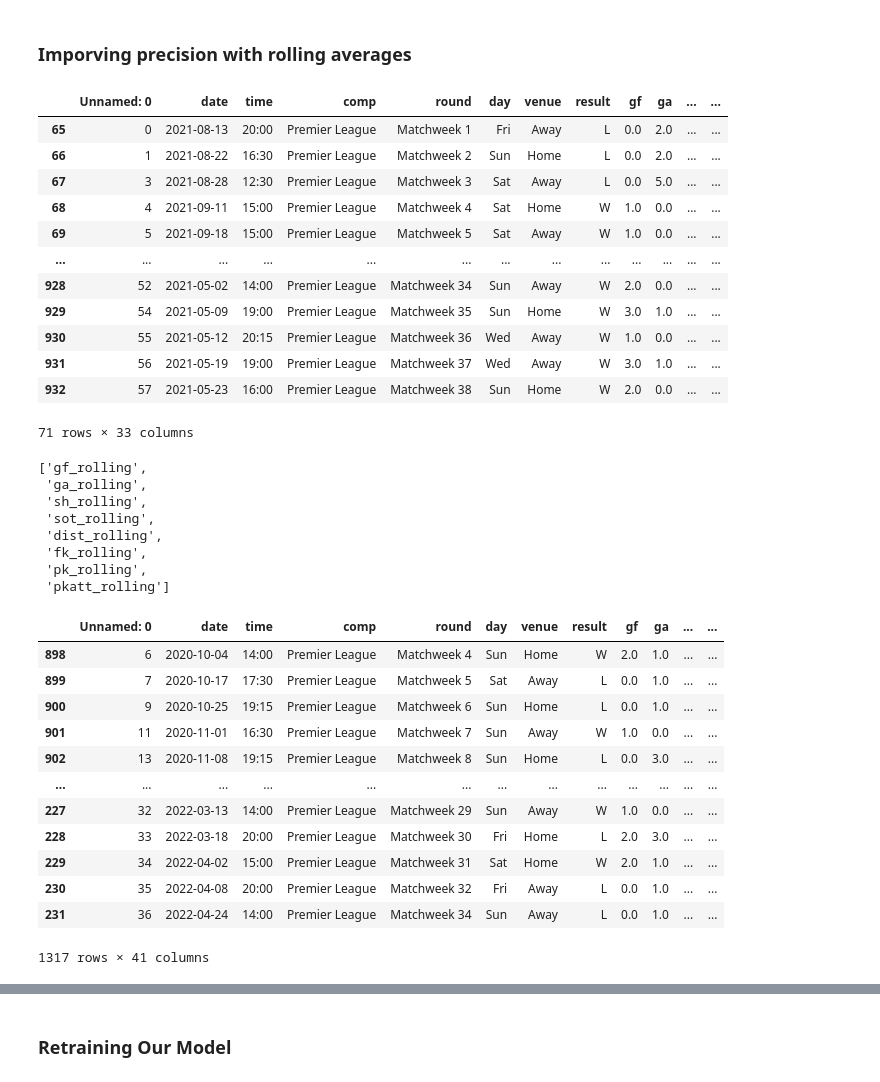
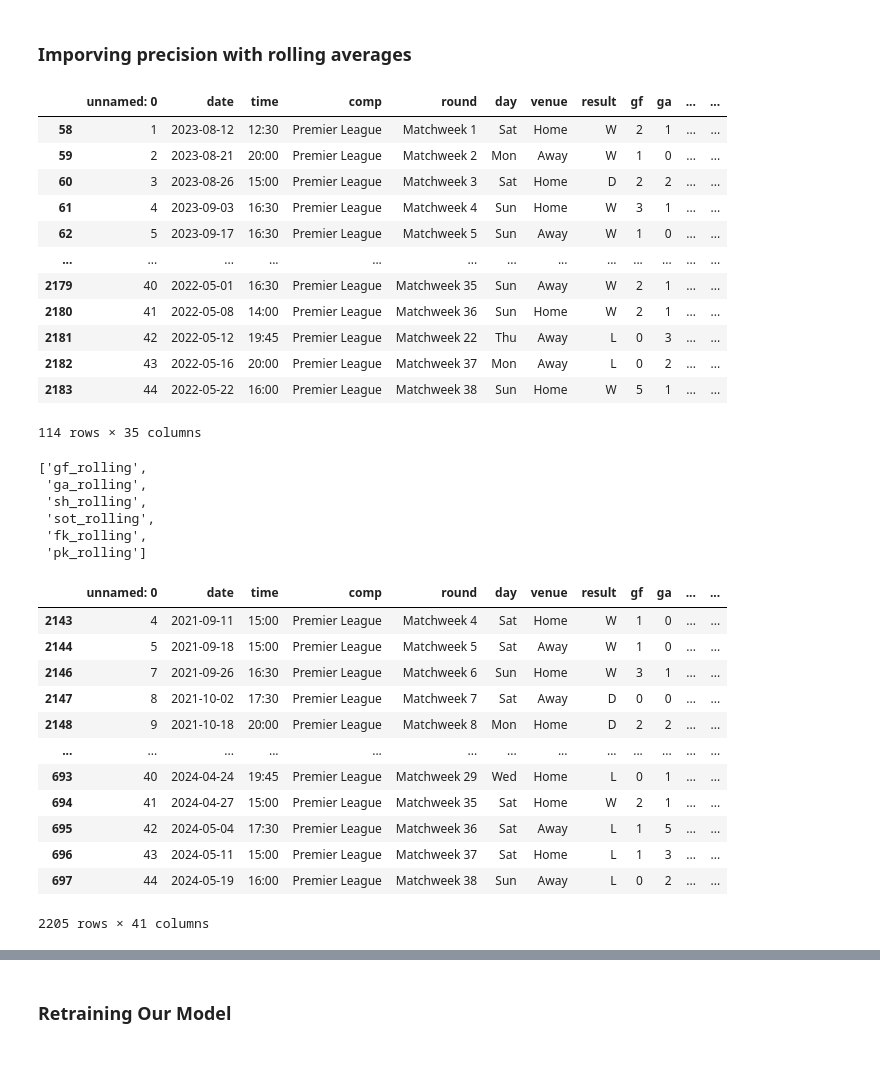
Before and after one commit to JerzyJaneczek/Personal-Portfolio, a Jupyter notebook: Project4/Predictions.ipynb, the cells around one changed output, grey strips where cells are left out. Drawn from its saved outputs; the diff is of its cells as text; code cells hidden in the pictures.

```diff
--- a/Project4/Predictions.ipynb
+++ b/Project4/Predictions.ipynb
@@ -104,11 +102,11 @@ matches["hour"] = matches["time"].str.replace(":.+","", regex = True).astype("in
 # %%
-matches["day_code"] = matches["date"].dt.dayofweek
+EPL_matches["day_code"] = EPL_matches["date"].dt.dayofweek
 # %% [markdown]
 ### Setup target variable
 # %%
 #Target is whether or not team wins, for now we just want to predict WINS
 
-matches["target"] = (matches["result"] == "W").astype("int")
+EPL_matches["target"] = (EPL_matches["result"] == "W").astype("int")
 # %% [markdown]
 ### Create the basic model
 ---
@@ -177,24 +201,24 @@ precision_score(test["target"], preds)
 # %% [markdown]
 ### Imporving precision with rolling averages
 # %%
-grouped_matches = matches.groupby("team") #Make one df for each team
+grouped_matches = EPL_matches.groupby("name") #Make one df for each team
 
 group = grouped_matches.get_group("Arsenal")
 group
 # %% [output]
-|  | Unnamed: 0 | date | time | comp | round | day | venue | result | gf | ga | ... | ... |
-| 65 | 0 | 2021-08-13 | 20:00 | Premier League | Matchweek 1 | Fri | Away | L | 0.0 | 2.0 | ... | ... |
-| 66 | 1 | 2021-08-22 | 16:30 | Premier League | Matchweek 2 | Sun | Home | L | 0.0 | 2.0 | ... | ... |
-| 67 | 3 | 2021-08-28 | 12:30 | Premier League | Matchweek 3 | Sat | Away | L | 0.0 | 5.0 | ... | ... |
-| 68 | 4 | 2021-09-11 | 15:00 | Premier League | Matchweek 4 | Sat | Home | W | 1.0 | 0.0 | ... | ... |
-| 69 | 5 | 2021-09-18 | 15:00 | Premier League | Matchweek 5 | Sat | Away | W | 1.0 | 0.0 | ... | ... |
+|  | unnamed: 0 | date | time | comp | round | day | venue | result | gf | ga | ... | ... |
+| 58 | 1 | 2023-08-12 | 12:30 | Premier League | Matchweek 1 | Sat | Home | W | 2 | 1 | ... | ... |
+| 59 | 2 | 2023-08-21 | 20:00 | Premier League | Matchweek 2 | Mon | Away | W | 1 | 0 | ... | ... |
+| 60 | 3 | 2023-08-26 | 15:00 | Premier League | Matchweek 3 | Sat | Home | D | 2 | 2 | ... | ... |
+| 61 | 4 | 2023-09-03 | 16:30 | Premier League | Matchweek 4 | Sun | Home | W | 3 | 1 | ... | ... |
+| 62 | 5 | 2023-09-17 | 16:30 | Premier League | Matchweek 5 | Sun | Away | W | 1 | 0 | ... | ... |
 | ... | ... | ... | ... | ... | ... | ... | ... | ... | ... | ... | ... | ... |
-| 928 | 52 | 2021-05-02 | 14:00 | Premier League | Matchweek 34 | Sun | Away | W | 2.0 | 0.0 | ... | ... |
-| 929 | 54 | 2021-05-09 | 19:00 | Premier League | Matchweek 35 | Sun | Home | W | 3.0 | 1.0 | ... | ... |
-| 930 | 55 | 2021-05-12 | 20:15 | Premier League | Matchweek 36 | Wed | Away | W | 1.0 | 0.0 | ... | ... |
-| 931 | 56 | 2021-05-19 | 19:00 | Premier League | Matchweek 37 | Wed | Away | W | 3.0 | 1.0 | ... | ... |
-| 932 | 57 | 2021-05-23 | 16:00 | Premier League | Matchweek 38 | Sun | Home | W | 2.0 | 0.0 | ... | ... |
+| 2179 | 40 | 2022-05-01 | 16:30 | Premier League | Matchweek 35 | Sun | Away | W | 2 | 1 | ... | ... |
+| 2180 | 41 | 2022-05-08 | 14:00 | Premier League | Matchweek 36 | Sun | Home | W | 2 | 1 | ... | ... |
+| 2181 | 42 | 2022-05-12 | 19:45 | Premier League | Matchweek 22 | Thu | Away | L | 0 | 3 | ... | ... |
+| 2182 | 43 | 2022-05-16 | 20:00 | Premier League | Matchweek 37 | Mon | Away | L | 0 | 2 | ... | ... |
+| 2183 | 44 | 2022-05-22 | 16:00 | Premier League | Matchweek 38 | Sun | Home | W | 5 | 1 | ... | ... |
-71 rows × 33 columns
+114 rows × 35 columns
 # %%
 def rolling_averages(group, cols, new_cols) :
     group = group.sort_values("date")
@@ -204,7 +228,7 @@ def rolling_averages(group, cols, new_cols) :
     group = group.dropna(subset=new_cols) #Drop na only for new cols, this removes only the first 3 matches
     return group
 # %%
-cols = ["gf", "ga", "sh", "sot", "dist", "fk" , "pk", "pkatt"]
+cols = ["gf", "ga", "sh", "sot", "fk" , "pk"]
 new_cols = [f"{c}_rolling" for c in cols]
 new_cols
 # %% [output]
@@ -212,30 +236,28 @@ new_cols
  'ga_rolling',
  'sh_rolling',
  'sot_rolling',
- 'dist_rolling',
  'fk_rolling',
- 'pk_rolling',
- 'pkatt_rolling']
+ 'pk_rolling']
 # %%
-matches_rolling = matches.groupby("team").apply(lambda x: rolling_averages(x,cols,new_cols))
+matches_rolling = EPL_matches.groupby("name").apply(lambda x: rolling_averages(x,cols,new_cols))
 
-matches_rolling = matches_rolling.droplevel("team")
+matches_rolling = matches_rolling.droplevel("name")
 
 matches_rolling
 # %% [output]
-|  | Unnamed: 0 | date | time | comp | round | day | venue | result | gf | ga | ... | ... |
-| 898 | 6 | 2020-10-04 | 14:00 | Premier League | Matchweek 4 | Sun | Home | W | 2.0 | 1.0 | ... | ... |
-| 899 | 7 | 2020-10-17 | 17:30 | Premier League | Matchweek 5 | Sat | Away | L | 0.0 | 1.0 | ... | ... |
-| 900 | 9 | 2020-10-25 | 19:15 | Premier League | Matchweek 6 | Sun | Home | L | 0.0 | 1.0 | ... | ... |
-| 901 | 11 | 2020-11-01 | 16:30 | Premier League | Matchweek 7 | Sun | Away | W | 1.0 | 0.0 | ... | ... |
-| 902 | 13 | 2020-11-08 | 19:15 | Premier League | Matchweek 8 | Sun | Home | L | 0.0 | 3.0 | ... | ... |
+|  | unnamed: 0 | date | time | comp | round | day | venue | result | gf | ga | ... | ... |
+| 2143 | 4 | 2021-09-11 | 15:00 | Premier League | Matchweek 4 | Sat | Home | W | 1 | 0 | ... | ... |
+| 2144 | 5 | 2021-09-18 | 15:00 | Premier League | Matchweek 5 | Sat | Away | W | 1 | 0 | ... | ... |
+| 2146 | 7 | 2021-09-26 | 16:30 | Premier League | Matchweek 6 | Sun | Home | W | 3 | 1 | ... | ... |
+| 2147 | 8 | 2021-10-02 | 17:30 | Premier League | Matchweek 7 | Sat | Away | D | 0 | 0 | ... | ... |
+| 2148 | 9 | 2021-10-18 | 20:00 | Premier League | Matchweek 8 | Mon | Home | D | 2 | 2 | ... | ... |
 | ... | ... | ... | ... | ... | ... | ... | ... | ... | ... | ... | ... | ... |
-| 227 | 32 | 2022-03-13 | 14:00 | Premier League | Matchweek 29 | Sun | Away | W | 1.0 | 0.0 | ... | ... |
-| 228 | 33 | 2022-03-18 | 20:00 | Premier League | Matchweek 30 | Fri | Home | L | 2.0 | 3.0 | ... | ... |
-| 229 | 34 | 2022-04-02 | 15:00 | Premier League | Matchweek 31 | Sat | Home | W | 2.0 | 1.0 | ... | ... |
-| 230 | 35 | 2022-04-08 | 20:00 | Premier League | Matchweek 32 | Fri | Away | L | 0.0 | 1.0 | ... | ... |
-| 231 | 36 | 2022-04-24 | 14:00 | Premier League | Matchweek 34 | Sun | Away | L | 0.0 | 1.0 | ... | ... |
+| 693 | 40 | 2024-04-24 | 19:45 | Premier League | Matchweek 29 | Wed | Home | L | 0 | 1 | ... | ... |
+| 694 | 41 | 2024-04-27 | 15:00 | Premier League | Matchweek 35 | Sat | Home | W | 2 | 1 | ... | ... |
+| 695 | 42 | 2024-05-04 | 17:30 | Premier League | Matchweek 36 | Sat | Away | L | 1 | 5 | ... | ... |
+| 696 | 43 | 2024-05-11 | 15:00 | Premier League | Matchweek 37 | Sat | Home | L | 1 | 3 | ... | ... |
+| 697 | 44 | 2024-05-19 | 16:00 | Premier League | Matchweek 38 | Sun | Away | L | 0 | 2 | ... | ... |
-1317 rows × 41 columns
+2205 rows × 41 columns
 # %%
 matches_rolling.index = range(matches_rolling.shape[0])
 matches_rolling
```
Also changed, not shown: parts of 25 cells of this notebook.
